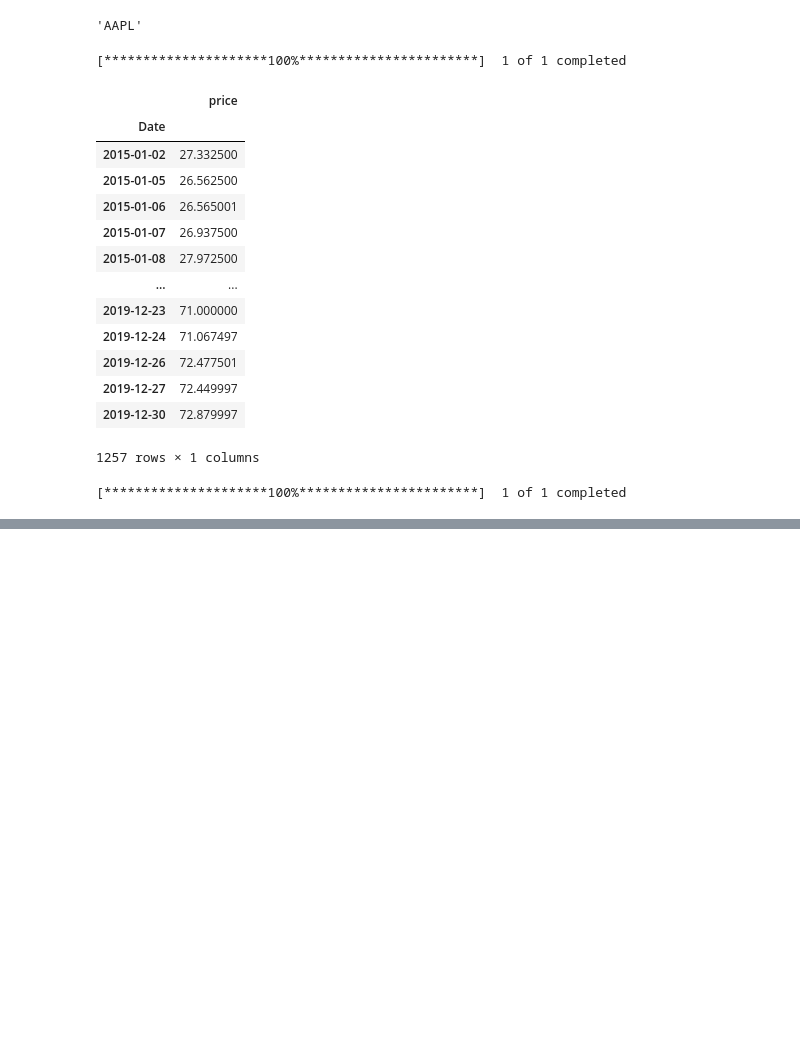
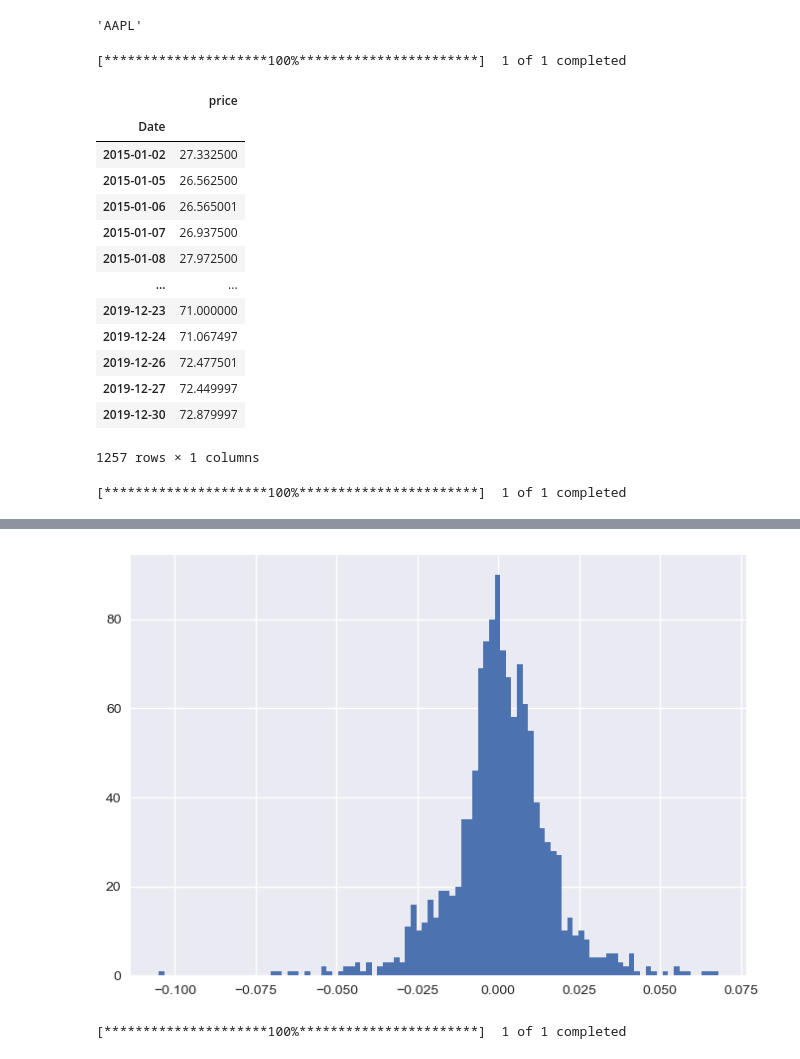
Before and after one commit to illinia/python-trading-study, a Jupyter notebook: Part1/파이썬_OOP.ipynb, the cells around one changed output, grey strips where cells are left out. Drawn from its saved outputs; the diff is of its cells as text; code cells hidden in the pictures; blank space fills up the shorter version.

```diff
--- a/Part1/파이썬_OOP.ipynb
+++ b/Part1/파이썬_OOP.ipynb
@@ -155,0 +215,5 @@ stock.log_returns()
+# %%
+stock.data.log_returns.hist(bins=100)
+plt.show()
+# %% [output]
+[figure, added]
@@ -155,0 +251,4 @@ stock.log_returns()
+# %%
+stock = FinancialInstrument("AAPL", "2015-01-01", "2019-12-31")
+# %% [output]
+[*********************100%***********************]  1 of 1 completed
```
Also changed, not shown: parts of 47 cells of this notebook, 5 other files.
